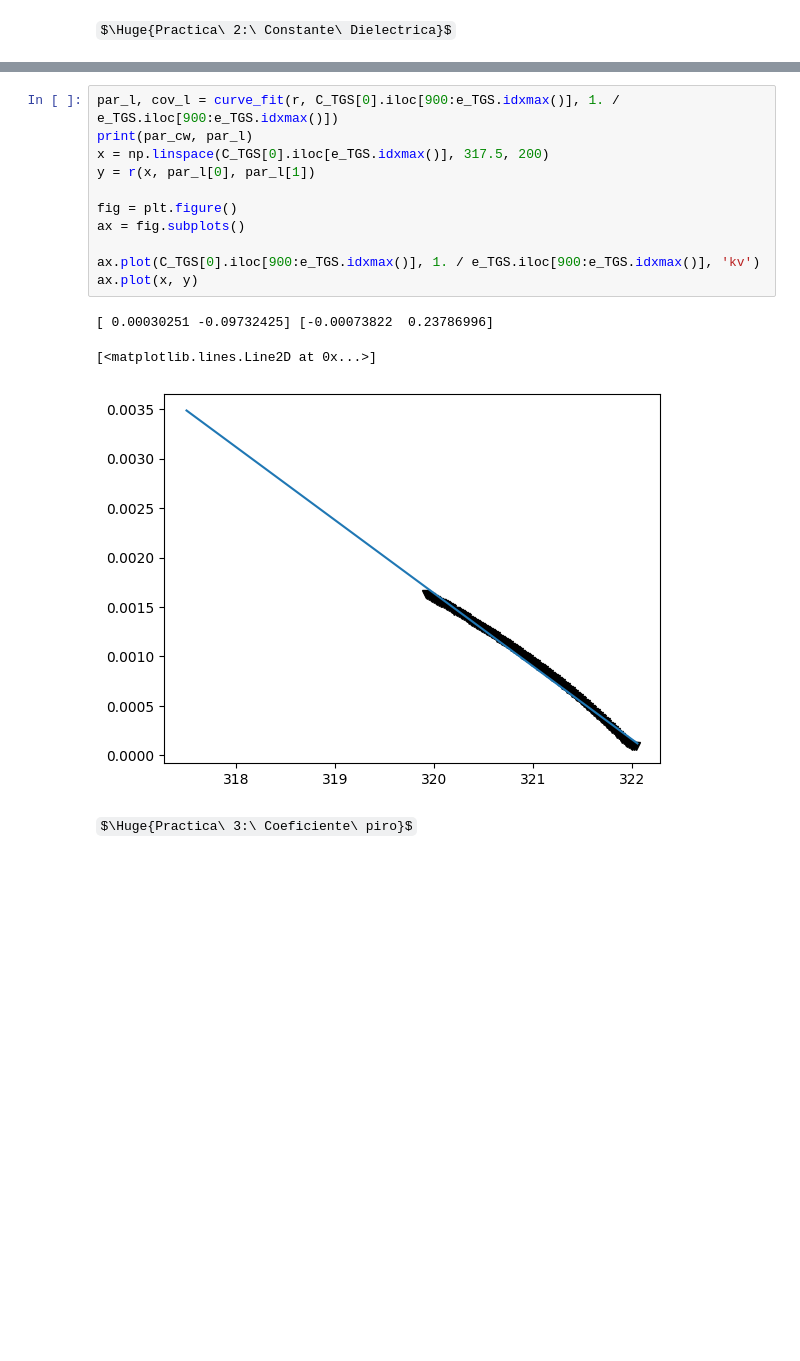
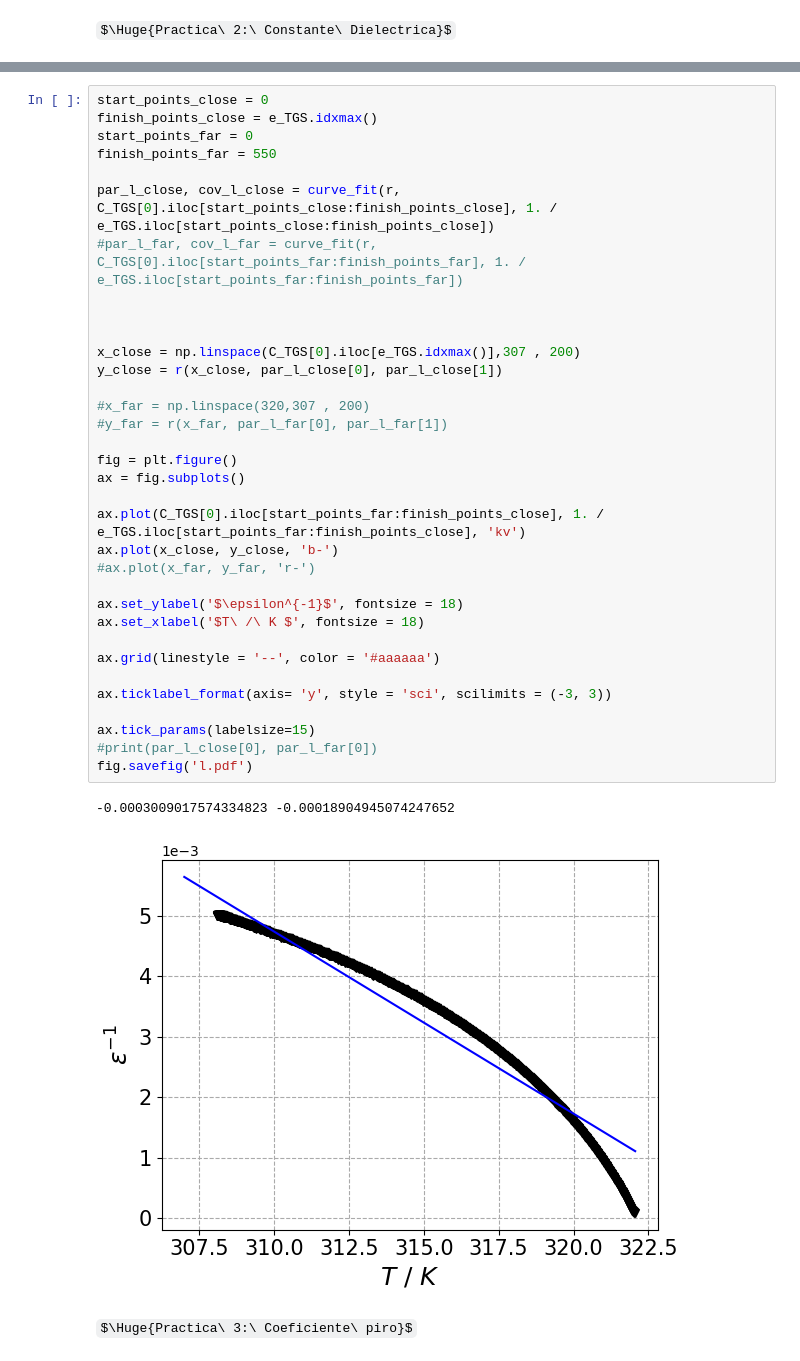
Before and after one commit to albertopeinador/termicas, a Jupyter notebook: lab_termo.ipynb, the cells around one changed output, grey strips where cells are left out. Drawn from its saved outputs; the diff is of its cells as text; some formulas as TeX source; blank space fills up the shorter version.

```diff
--- a/lab_termo.ipynb
+++ b/lab_termo.ipynb
@@ -335,18 +367,40 @@ ax.plot(x, LAy, 'r--')
-# %%
-par_l, cov_l = curve_fit(r, C_TGS[0].iloc[900:e_TGS.idxmax()], 1. / e_TGS.iloc[900:e_TGS.idxmax()])
-print(par_cw, par_l)
-x = np.linspace(C_TGS[0].iloc[e_TGS.idxmax()], 317.5, 200)
-y = r(x, par_l[0], par_l[1])
-
-fig = plt.figure()
-ax = fig.subplots()
-
-ax.plot(C_TGS[0].iloc[900:e_TGS.idxmax()], 1. / e_TGS.iloc[900:e_TGS.idxmax()], 'kv')
-ax.plot(x, y)
-# %% [output]
-[ 0.00030251 -0.09732425] [-0.00073822  0.23786996]
-[<matplotlib.lines.Line2D at 0x...>]
-[figure, removed]
+# %%
+start_points_close = 0
+finish_points_close = e_TGS.idxmax()
+start_points_far = 0
+finish_points_far = 550
+
+par_l_close, cov_l_close = curve_fit(r, C_TGS[0].iloc[start_points_close:finish_points_close], 1. / e_TGS.iloc[start_points_close:finish_points_close])
+#par_l_far, cov_l_far = curve_fit(r, C_TGS[0].iloc[start_points_far:finish_points_far], 1. / e_TGS.iloc[start_points_far:finish_points_far])
+
+
+
+x_close = np.linspace(C_TGS[0].iloc[e_TGS.idxmax()],307 , 200)
+y_close = r(x_close, par_l_close[0], par_l_close[1])
+
+#x_far = np.linspace(320,307 , 200)
+#y_far = r(x_far, par_l_far[0], par_l_far[1])
+
+fig = plt.figure()
+ax = fig.subplots()
+
+ax.plot(C_TGS[0].iloc[start_points_far:finish_points_close], 1. / e_TGS.iloc[start_points_far:finish_points_close], 'kv')
+ax.plot(x_close, y_close, 'b-')
+#ax.plot(x_far, y_far, 'r-')
+
+ax.set_ylabel('$\epsilon^{-1}$', fontsize = 18)
+ax.set_xlabel('$T\ /\ K $', fontsize = 18)
+
+ax.grid(linestyle = '--', color = '#aaaaaa')
+
+ax.ticklabel_format(axis= 'y', style = 'sci', scilimits = (-3, 3))
+
+ax.tick_params(labelsize=15)
+#print(par_l_close[0], par_l_far[0])
+fig.savefig('l.pdf')
+# %% [output]
+-0.0003009017574334823 -0.00018904945074247652
+[figure, added]
 # %% [markdown]
 $\Huge{Practica\ 3:\ Coeficiente\ piro}$
 # %%
```
Also changed, not shown: parts of 3 cells of this notebook, 17 other files.
